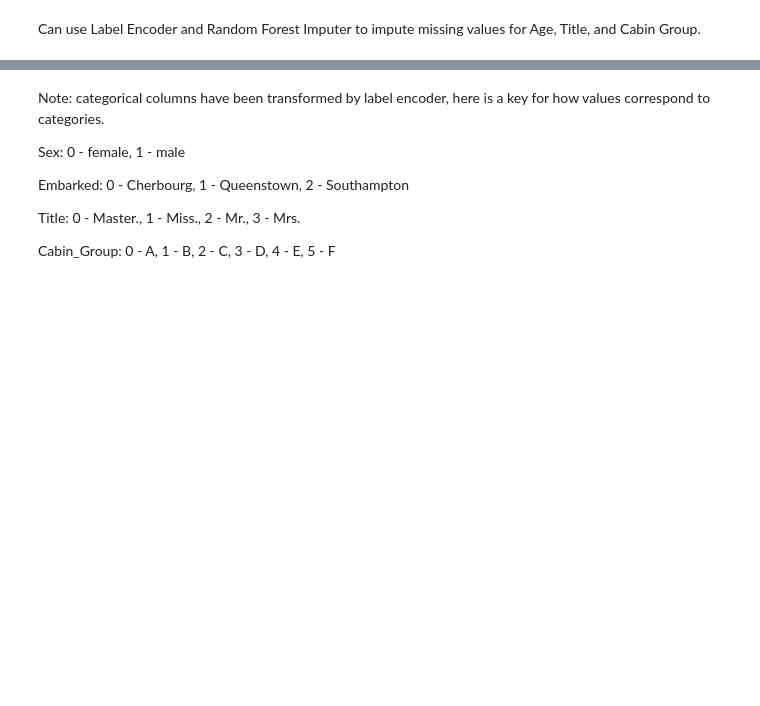
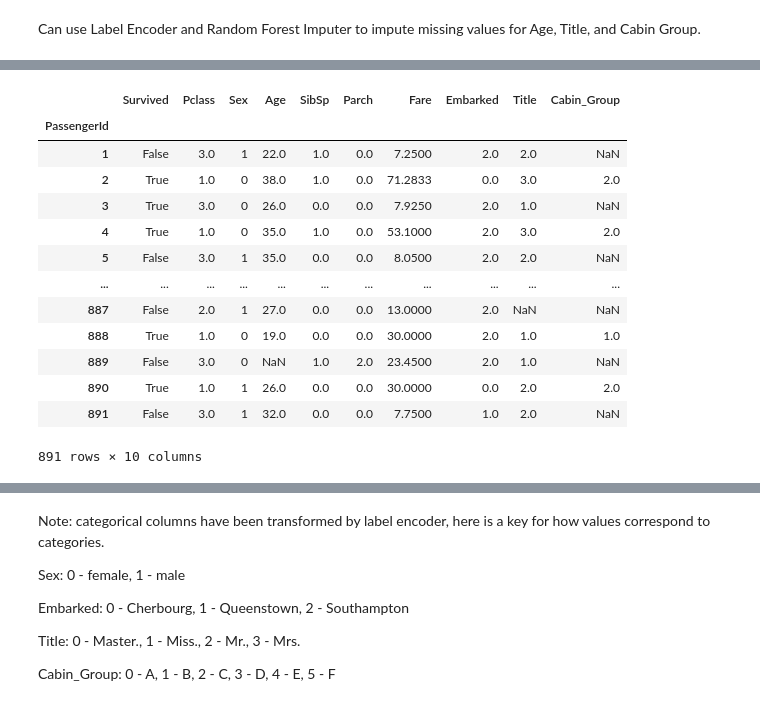
Before and after one commit to mattrubic/Titanic, a Jupyter notebook: Titanic.ipynb, the cells around one changed output, grey strips where cells are left out. Saved outputs shown, nothing was run; the diff lists cells and outputs as text; code cells hidden in the pictures; blank space fills up the shorter version.

```diff
--- a/Titanic.ipynb
+++ b/Titanic.ipynb
@@ -292,3 +351,28 @@ Can use Label Encoder and Random Forest Imputer to impute missing values for Age
+# %%
+categorical = ['Sex', 'Embarked', 'Title', 'Cabin_Group']
+numerical = ['Pclass', 'Age', 'SibSp', 'Parch', 'Fare']
+
+titanic_train[categorical] = titanic_train[categorical].apply(lambda series: pd.Series(
+        LabelEncoder().fit_transform(series[series.notnull()]),
+        index=series[series.notnull()].index
+    ))
+
+titanic_train
+# %% [output]
+|  | Survived | Pclass | Sex | Age | SibSp | Parch | Fare | Embarked | Title | Cabin_Group |
+| PassengerId |  |  |  |  |  |  |  |  |  |  |
+| 1 | False | 3.0 | 1 | 22.0 | 1.0 | 0.0 | 7.2500 | 2.0 | 2.0 | NaN |
+| 2 | True | 1.0 | 0 | 38.0 | 1.0 | 0.0 | 71.2833 | 0.0 | 3.0 | 2.0 |
+| 3 | True | 3.0 | 0 | 26.0 | 0.0 | 0.0 | 7.9250 | 2.0 | 1.0 | NaN |
+| 4 | True | 1.0 | 0 | 35.0 | 1.0 | 0.0 | 53.1000 | 2.0 | 3.0 | 2.0 |
+| 5 | False | 3.0 | 1 | 35.0 | 0.0 | 0.0 | 8.0500 | 2.0 | 2.0 | NaN |
+| ... | ... | ... | ... | ... | ... | ... | ... | ... | ... | ... |
+| 887 | False | 2.0 | 1 | 27.0 | 0.0 | 0.0 | 13.0000 | 2.0 | NaN | NaN |
+| 888 | True | 1.0 | 0 | 19.0 | 0.0 | 0.0 | 30.0000 | 2.0 | 1.0 | 1.0 |
+| 889 | False | 3.0 | 0 | NaN | 1.0 | 2.0 | 23.4500 | 2.0 | 1.0 | NaN |
+| 890 | True | 1.0 | 1 | 26.0 | 0.0 | 0.0 | 30.0000 | 0.0 | 2.0 | 2.0 |
+| 891 | False | 3.0 | 1 | 32.0 | 0.0 | 0.0 | 7.7500 | 1.0 | 2.0 | NaN |
+891 rows × 10 columns
 # %%
 from sklearn.preprocessing import LabelEncoder
 from sklearn.experimental import enable_iterative_imputer
```
Also changed, not shown: parts of 53 cells of this notebook.
